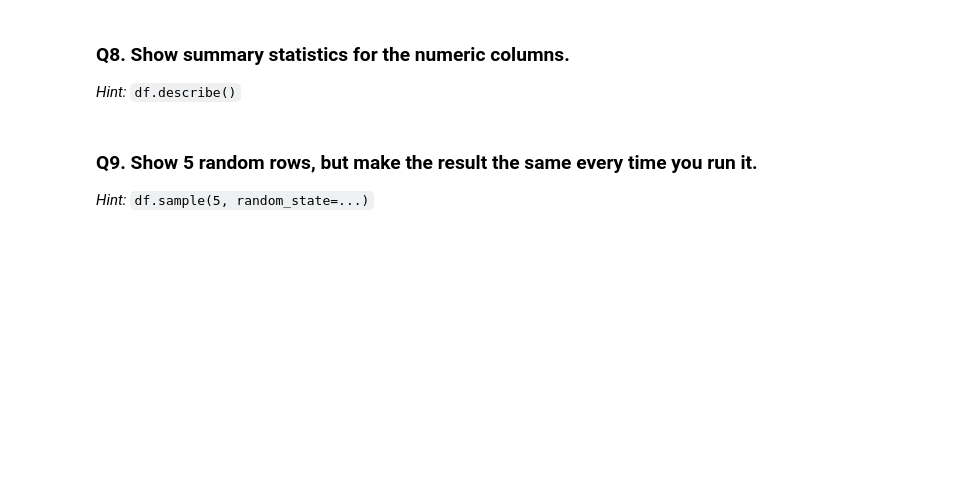
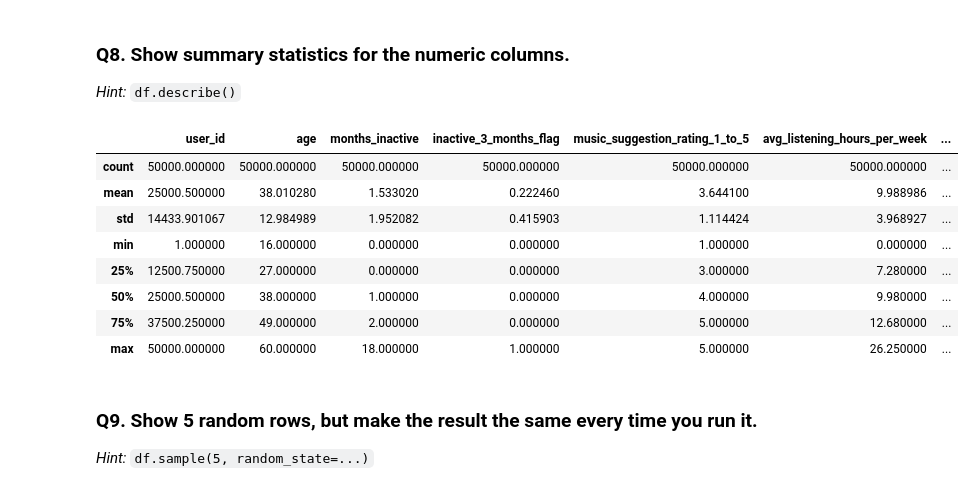
Before and after one commit to shiva3994/Python, a Jupyter notebook: Spotify_User_Behv/Day01_Jupyter_Basics_Loading_Data_and_First_Lo_PRACTICE.ipynb, the cells around one changed output. Cells and saved outputs as stored; diff of their text form; code cells hidden in the pictures; blank space fills up the shorter version.

```diff
--- a/Spotify_User_Behv/Day01_Jupyter_Basics_Loading_Data_and_First_Lo_PRACTICE.ipynb
+++ b/Spotify_User_Behv/Day01_Jupyter_Basics_Loading_Data_and_First_Lo_PRACTICE.ipynb
@@ -98,6 +140,18 @@ df.columns.tolist()
 ### Q8. Show summary statistics for the numeric columns.
 
 *Hint:* `df.describe()`
+# %%
+df.describe()
+# %% [output]
+|  | user_id | age | months_inactive | inactive_3_months_flag | music_suggestion_rating_1_to_5 | avg_listening_hours_per_week | ... |
+| count | 50000.000000 | 50000.000000 | 50000.000000 | 50000.000000 | 50000.000000 | 50000.000000 | ... |
+| mean | 25000.500000 | 38.010280 | 1.533020 | 0.222460 | 3.644100 | 9.988986 | ... |
+| std | 14433.901067 | 12.984989 | 1.952082 | 0.415903 | 1.114424 | 3.968927 | ... |
+| min | 1.000000 | 16.000000 | 0.000000 | 0.000000 | 1.000000 | 0.000000 | ... |
+| 25% | 12500.750000 | 27.000000 | 0.000000 | 0.000000 | 3.000000 | 7.280000 | ... |
+| 50% | 25000.500000 | 38.000000 | 1.000000 | 0.000000 | 4.000000 | 9.980000 | ... |
+| 75% | 37500.250000 | 49.000000 | 2.000000 | 0.000000 | 5.000000 | 12.680000 | ... |
+| max | 50000.000000 | 60.000000 | 18.000000 | 1.000000 | 5.000000 | 26.250000 | ... |
 # %% [markdown]
 ### Q9. Show 5 random rows, but make the result the same every time you run it.
 
```
Also changed, not shown: parts of 4 cells of this notebook.
